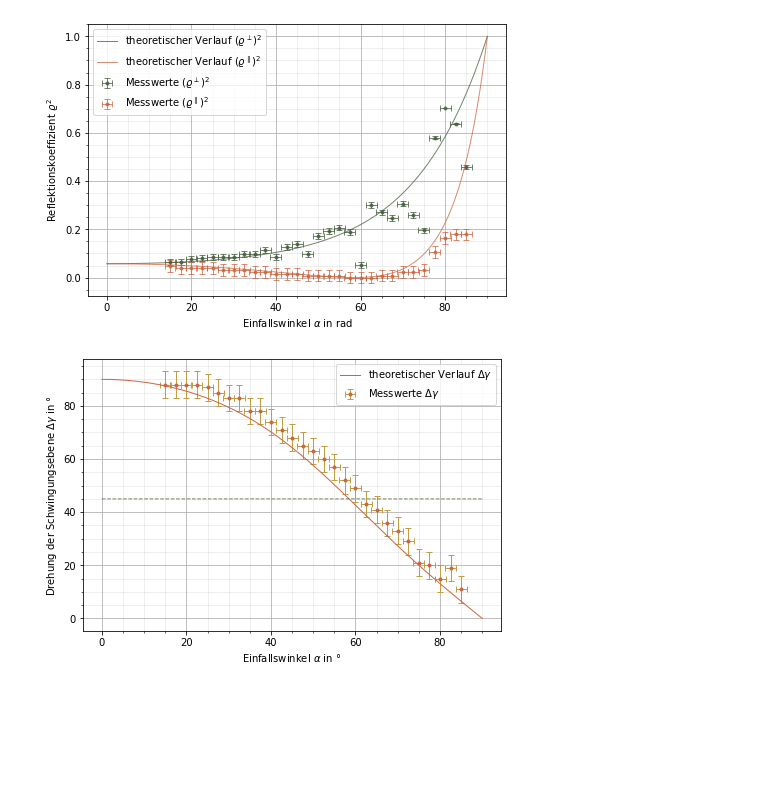
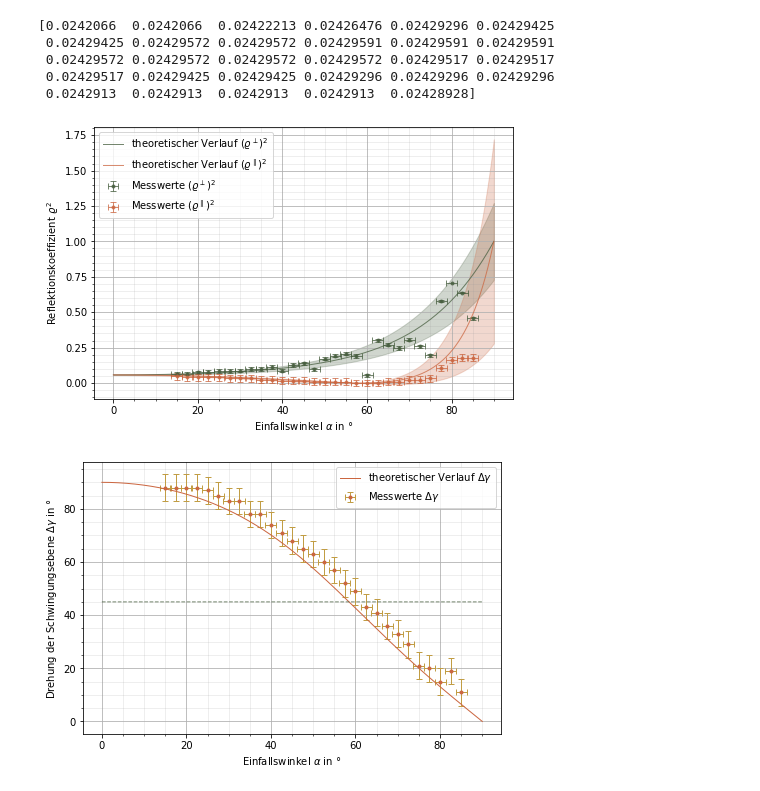
Before and after one commit to CVC97/ExPhy-III-Praktikum, a Jupyter notebook: 23_FFuP/23_FFuP_Jakob.ipynb, the cells around one changed output. Saved outputs shown, nothing was run; the diff lists cells and outputs as text; code cells hidden in the pictures; blank space fills up the shorter version.

```diff
--- a/23_FFuP/23_FFuP_Jakob.ipynb
+++ b/23_FFuP/23_FFuP_Jakob.ipynb
@@ -24,45 +24,52 @@ rho0sqrderr = (Uerr**2 * ((1 / (U0ref + Uzero))**2 + (-(U0 + Uzero) / (U0ref + U
 rho90sqrderr = (Uerr**2 * ((1 / (U90ref + Uzero))**2 + (-(U90 + Uzero) / (U90ref + Uzero)**2)**2 + ((1 / (U90ref + Uzero)) - ((U90 + Uzero) / (U90ref + Uzero))**2)))**(1/2)
 #rho90sqrderr = ((Uerr / U90ref)**2 + (Uerr * U90 / U90ref**2)**2)**(1/2)
 
+print(rho90sqrderr)
+
 x = (90 - ( xo / 2 ))
 xerr = 1.3
 
 
 def beta(x):
     return np.arcsin(np.sin(x)/1.63)
 
 def f1(x):
     return (np.sin((x * np.pi / 180)-beta(x * np.pi / 180))/np.sin((x * np.pi / 180)+beta(x * np.pi / 180)))**2
 
-#def f1err(a):
-#    return xerr*(1 - 0.613496932515337*np.cos(a)/np.sqrt(1 - 0.376378486205729*np.sin(a)**2))*np.cos(a - np.arcsin(0.613496932515337*np.sin(a)))/np.sin(a + np.arcsin(0.613496932515337*np.sin(a))) - (1 + 0.613496932515337*np.cos(a)/np.sqrt(1 - 0.376378486205729*np.sin(a)**2))*np.sin(a - np.arcsin(0.613496932515337*np.sin(a)))*np.cos(a + np.arcsin(0.613496932515337*np.sin(a)))/np.sin(a + np.arcsin(0.613496932515337*np.sin(a)))**2
+def f1err(x):
+    return 5*(2*(0.0174532925199433 - 0.0107075414232781*np.cos(0.0174532925199433*x)/np.sqrt(1 - 0.376378486205729*np.sin(0.0174532925199433*x)**2))*np.sin(0.0174532925199433*x - np.arcsin(0.613496932515337*np.sin(0.0174532925199433*x)))*np.cos(0.0174532925199433*x - np.arcsin(0.613496932515337*np.sin(0.0174532925199433*x)))/np.sin(0.0174532925199433*x + np.arcsin(0.613496932515337*np.sin(0.0174532925199433*x)))**2 - 2*(0.0174532925199433 + 0.0107075414232781*np.cos(0.0174532925199433*x)/np.sqrt(1 - 0.376378486205729*np.sin(0.0174532925199433*x)**2))*np.sin(0.0174532925199433*x - np.arcsin(0.613496932515337*np.sin(0.0174532925199433*x)))**2*np.cos(0.0174532925199433*x + np.arcsin(0.613496932515337*np.sin(0.0174532925199433*x)))/np.sin(0.0174532925199433*x + np.arcsin(0.613496932515337*np.sin(0.0174532925199433*x)))**3)
 
 def f2(x):
     return (np.tan((x * np.pi / 180)-beta(x * np.pi / 180))/np.tan((x * np.pi / 180)+beta(x * np.pi / 180)))**2
 
-#def f2err(a):
-#    return xerr*abs(1 - 0.613496932515337*np.cos(a)/np.sqrt(1 - 0.376378486205729*np.sin(a)**2))*(np.tan(a - np.arcsin(0.613496932515337*np.sin(a)))**2 + 1)/np.tan(a + np.arcsin(0.613496932515337*np.sin(a))) - (1 + 0.613496932515337*np.cos(a)/np.sqrt(1 - 0.376378486205729*np.sin(a)**2))*(np.tan(a + np.arcsin(0.613496932515337*np.sin(a)))**2 + 1)*np.tan(a - np.arcsin(0.613496932515337*np.sin(a)))/np.tan(a + np.arcsin(0.613496932515337*np.sin(a)))**2
+def f2err(x):
+    return 5*(2*(0.0174532925199433 - 0.0107075414232781*np.cos(0.0174532925199433*x)/np.sqrt(1 - 0.376378486205729*np.sin(0.0174532925199433*x)**2))*(np.tan(0.0174532925199433*x - np.arcsin(0.613496932515337*np.sin(0.0174532925199433*x)))**2 + 1)*np.tan(0.0174532925199433*x - np.arcsin(0.613496932515337*np.sin(0.0174532925199433*x)))/np.tan(0.0174532925199433*x + np.arcsin(0.613496932515337*np.sin(0.0174532925199433*x)))**2 - 2*(0.0174532925199433 + 0.0107075414232781*np.cos(0.0174532925199433*x)/np.sqrt(1 - 0.376378486205729*np.sin(0.0174532925199433*x)**2))*(np.tan(0.0174532925199433*x + np.arcsin(0.613496932515337*np.sin(0.0174532925199433*x)))**2 + 1)*np.tan(0.0174532925199433*x - np.arcsin(0.613496932515337*np.sin(0.0174532925199433*x)))**2/np.tan(0.0174532925199433*x + np.arcsin(0.613496932515337*np.sin(0.0174532925199433*x)))**3)
 
 fig, ax = plt.subplots(figsize=(7.5,5))
 xplot_1 = np.linspace(0, 90, 10000)
 
-ax.set_xlabel(r'Einfallswinkel $\alpha$ in rad')
+ax.set_xlabel(r'Einfallswinkel $\alpha$ in °')
 ax.set_ylabel(r'Reflektionskoeffizient $\varrho^2$')
 ax.grid()
 ax.grid(which='minor', color='#999999', alpha=0.2, linestyle='-')
 ax.minorticks_on()
 ax.errorbar(x, rho0sqrd, xerr = xerr, yerr = rho0sqrderr, fmt = '.', color = '#465d3e', alpha = 0.75, linewidth=1, ecolor="#465d3e", capsize=3, label = r'Messwerte $(\varrho^\perp)^2$')
 ax.errorbar(x, rho90sqrd, xerr = xerr, yerr = rho90sqrderr, fmt = '.', color = '#cb6640', alpha = 0.75, linewidth=1, ecolor="#cb6640", capsize=3, label = r'Messwerte $(\varrho^\parallel)^2$')
 ax.plot(xplot_1, f1(xplot_1), color = '#465d3e', alpha = 0.75, linewidth = 1, label = r'theoretischer Verlauf $(\varrho^\perp)^2$')
-#plt.fill_between(xplot_1, f1(xplot_1)-f1err(xplot_1), f1(xplot_1)+f1err(xplot_1), color = 'black', alpha = 0.25)
+plt.fill_between(xplot_1, f1(xplot_1)-f1err(xplot_1), f1(xplot_1)+f1err(xplot_1), color = '#465d3e', alpha = 0.25)
 ax.plot(xplot_1, f2(xplot_1), color = '#cb6640', alpha = 0.75, linewidth = 1, label = r'theoretischer Verlauf $(\varrho^\parallel)^2$')
-#plt.fill_between(xplot_1, f2(xplot_1)-f2err(xplot_1), f2(xplot_1)+f2err(xplot_1), color = [200/255,60/255,40/255], alpha = 0.25)
+plt.fill_between(xplot_1, f2(xplot_1)-f2err(xplot_1), f2(xplot_1)+f2err(xplot_1), color = '#cb6640', alpha = 0.25)
 #plt.xticks([0,np.pi/8,np.pi/4,3*np.pi/8,np.pi/2],[r'$0$',r'$\frac{\pi}{8}$',r'$\frac{\pi}{4}$',r'$\frac{3\pi}{8}$',r'$\frac{\pi}{2}$'])
-ax.legend()
+ax.legend(loc='upper left')
 plt.savefig('./23_Reflexionskoeffizient.pgf', facecolor = 'white', bbox_inches='tight')
 plt.show()
 # %% [output]
+[0.0242066  0.0242066  0.02422213 0.02426476 0.02429296 0.02429425
+ 0.02429425 0.02429572 0.02429572 0.02429591 0.02429591 0.02429591
+ 0.02429572 0.02429572 0.02429572 0.02429572 0.02429517 0.02429517
+ 0.02429517 0.02429425 0.02429425 0.02429296 0.02429296 0.02429296
+ 0.0242913  0.0242913  0.0242913  0.0242913  0.02428928]
-[figure, old version]
+[figure, new version]
 # %%
 theta = np.loadtxt(input, float, usecols=3, skiprows=5, delimiter=',')
 thetaerr = 5
```
Also changed, not shown: parts of 1 cell of this notebook.
